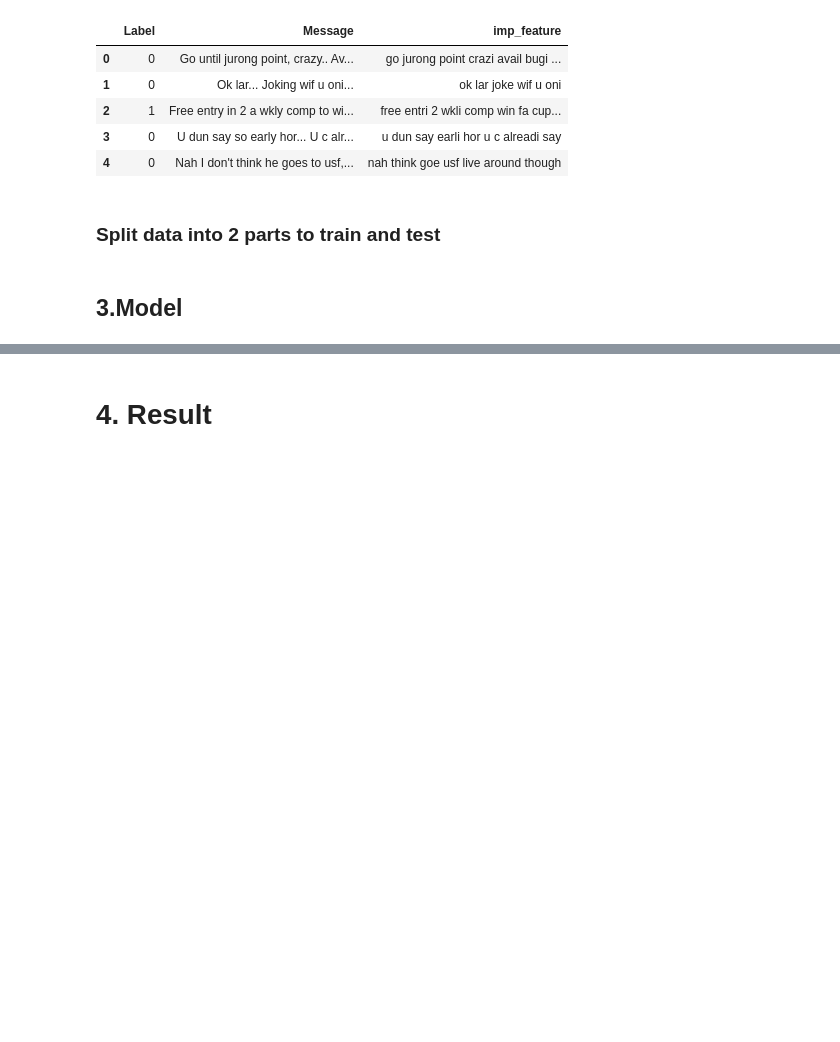
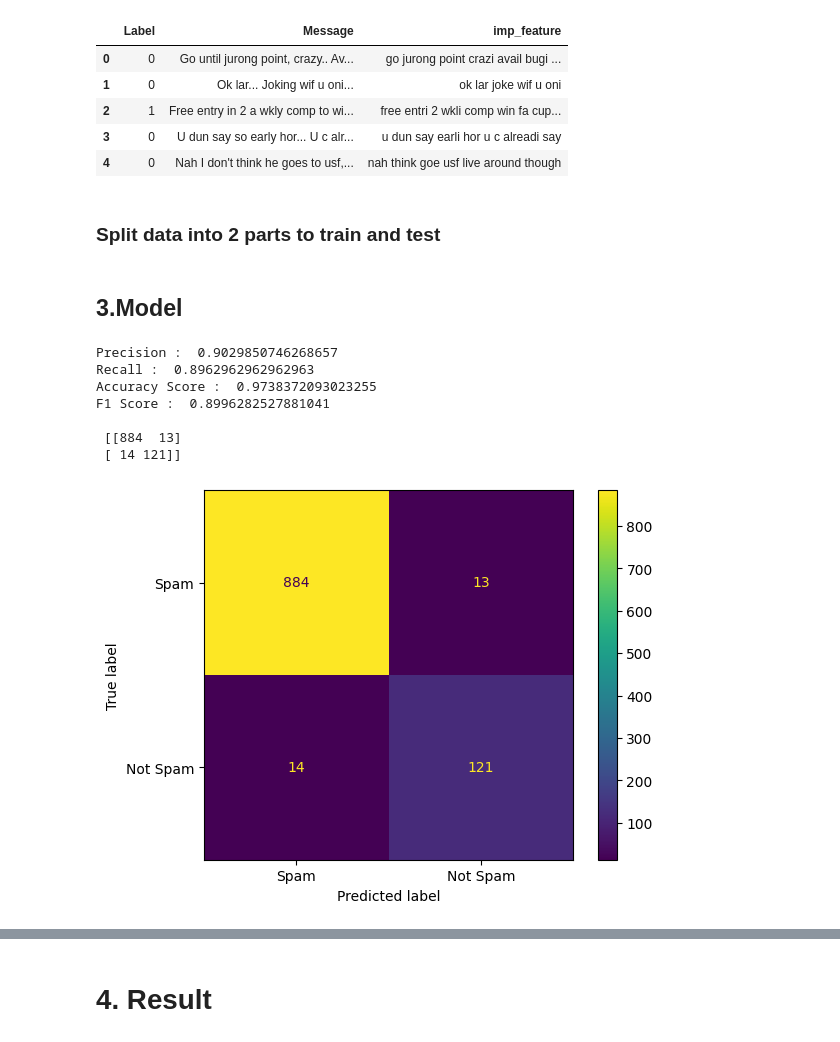
Before and after one commit to dmk1en/ml, a Jupyter notebook: source/XGBoost.ipynb, the cells around one changed output, grey strips where cells are left out. Cells and saved outputs as stored; diff of their text form; code cells hidden in the pictures; blank space fills up the shorter version.

```diff
--- a/source/XGBoost.ipynb
+++ b/source/XGBoost.ipynb
@@ -38,3 +38,40 @@ X_train_resampled = X_train_resampled.squeeze()
 #X_train_resampled,  y_train_resampled
 # %% [markdown]
 ## 3.Model
+# %%
+
+from xgboost import XGBClassifier
+from sklearn.feature_extraction.text import TfidfVectorizer
+
+tfidf = TfidfVectorizer()
+x_train = tfidf.fit_transform(X_train_resampled)
+
+
+xgb = XGBClassifier(learning_rate=0.35, max_depth=8).fit(x_train, y_train_resampled)
+
+x_test = tfidf.transform(x_test)
+y_pred_xgb = xgb.predict(x_test)
+
+
+from sklearn.metrics import precision_score,recall_score,accuracy_score,f1_score,ConfusionMatrixDisplay,confusion_matrix
+def perform(y_pred):
+    print("Precision : ", precision_score(y_test, y_pred))
+    print("Recall : ", recall_score(y_test, y_pred))
+    print("Accuracy Score : ", accuracy_score(y_test, y_pred))
+    print("F1 Score : ", f1_score(y_test, y_pred))
+    print("\n", confusion_matrix(y_test, y_pred))
+    print("")
+    cm_display = ConfusionMatrixDisplay(confusion_matrix = confusion_matrix(y_test, y_pred), display_labels=['Spam', 'Not Spam'] )
+    cm_display.plot()
+    plt.show()
+
+perform(y_pred_xgb)
+# %% [output]
+Precision :  0.9029850746268657
+Recall :  0.8962962962962963
+Accuracy Score :  0.9738372093023255
+F1 Score :  0.8996282527881041
+
+ [[884  13]
+ [ 14 121]]
+[figure, added]
```
Also changed, not shown: parts of 6 cells of this notebook, 2 other files.
